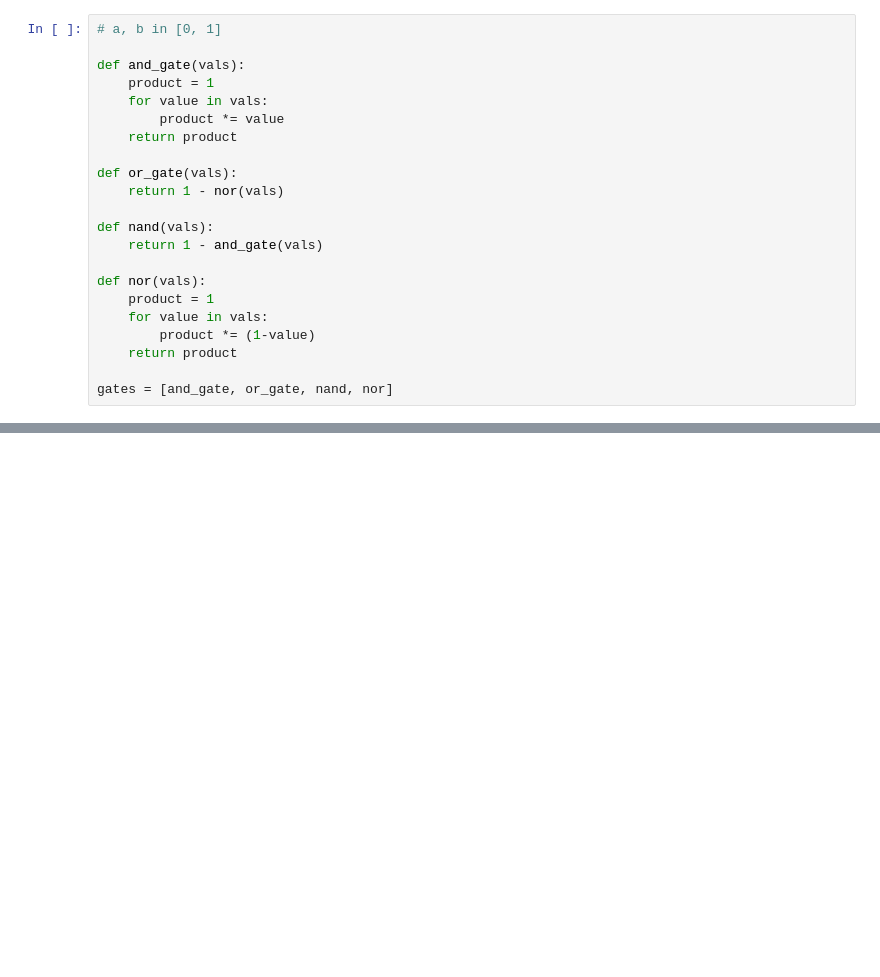
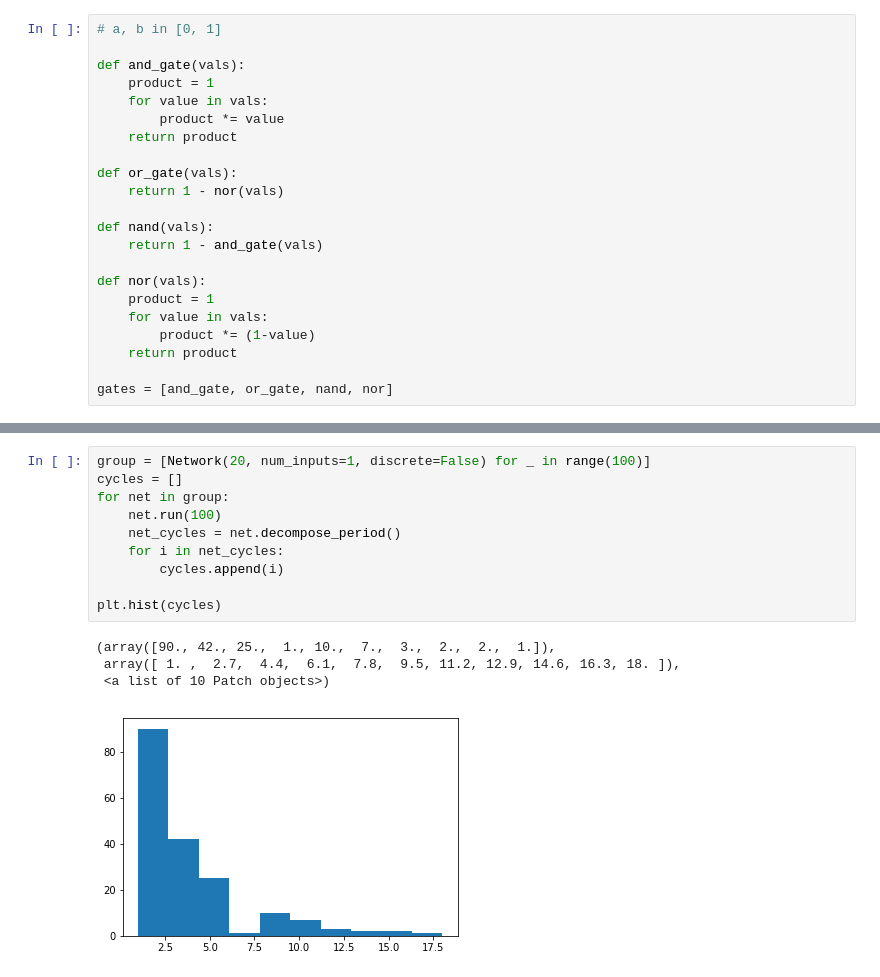
Before and after one commit to AustereTriceratops/Physics, a Jupyter notebook: Random Boolean Network/Random Boolean Network.ipynb, the cells around one changed output, grey strips where cells are left out. Cells and saved outputs as stored; diff of their text form; blank space fills up the shorter version.

```diff
--- a/Random Boolean Network/Random Boolean Network.ipynb
+++ b/Random Boolean Network/Random Boolean Network.ipynb
@@ -178,0 +188,15 @@ for i in range(3):
+# %%
+group = [Network(20, num_inputs=1, discrete=False) for _ in range(100)]
+cycles = []
+for net in group:
+    net.run(100)
+    net_cycles = net.decompose_period()
+    for i in net_cycles:
+        cycles.append(i)
+
+plt.hist(cycles)
+# %% [output]
+(array([90., 42., 25.,  1., 10.,  7.,  3.,  2.,  2.,  1.]),
+ array([ 1. ,  2.7,  4.4,  6.1,  7.8,  9.5, 11.2, 12.9, 14.6, 16.3, 18. ]),
+ <a list of 10 Patch objects>)
+[figure, added]
```
Also changed, not shown: parts of 4 cells of this notebook, 1 other file.
